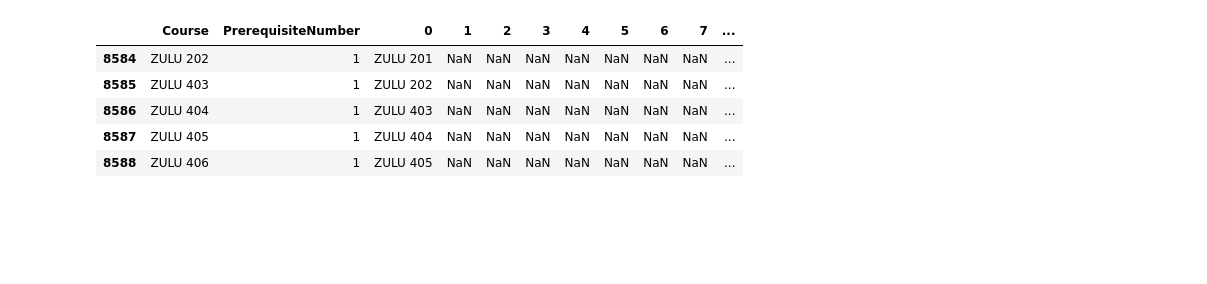
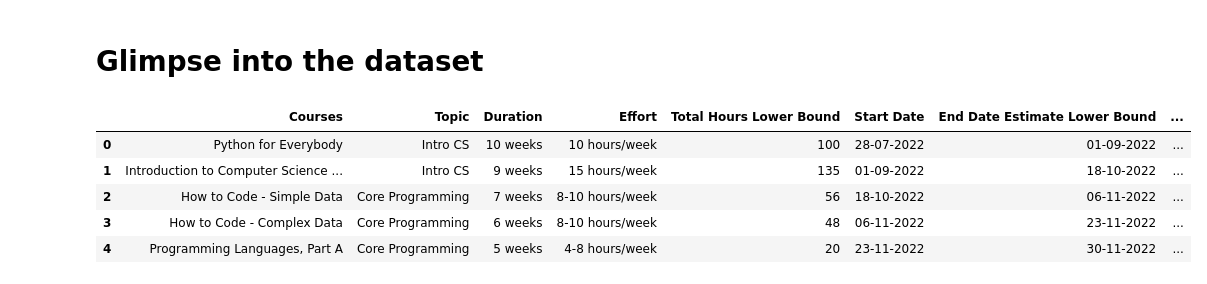
Before and after one commit to muhesh-kumar/curriculum-schedular, a Jupyter notebook: notebooks/prepare-graph.ipynb, the cells around one changed output. Cells and saved outputs as stored; diff of their text form; code cells hidden in the pictures; blank space fills up the shorter version.

Commit message:
allot course codes and relevant prerequisites

```diff
--- a/notebooks/prepare-graph.ipynb
+++ b/notebooks/prepare-graph.ipynb
@@ -3,3 +12,2 @@ import pandas as pd
 # %%
-course_pre_req_graph = pd.read_csv('../data/uiuc-prerequisites.csv')
-course_pre_req_graph
+curr = pd.read_csv("../data/curriculum.csv")
@@ -20,9 +13,0 @@ course_pre_req_graph
-# %%
-course_pre_req_graph.tail()
-# %% [output]
-|  | Course | PrerequisiteNumber | 0 | 1 | 2 | 3 | 4 | 5 | 6 | 7 | ... |
-| 8584 | ZULU 202 | 1 | ZULU 201 | NaN | NaN | NaN | NaN | NaN | NaN | NaN | ... |
-| 8585 | ZULU 403 | 1 | ZULU 202 | NaN | NaN | NaN | NaN | NaN | NaN | NaN | ... |
-| 8586 | ZULU 404 | 1 | ZULU 403 | NaN | NaN | NaN | NaN | NaN | NaN | NaN | ... |
-| 8587 | ZULU 405 | 1 | ZULU 404 | NaN | NaN | NaN | NaN | NaN | NaN | NaN | ... |
-| 8588 | ZULU 406 | 1 | ZULU 405 | NaN | NaN | NaN | NaN | NaN | NaN | NaN | ... |
@@ -36,0 +14,11 @@ with open(txt_file, "w") as my_output_file:
+# %% [markdown]
+# Glimpse into the dataset
+# %%
+curr.head()
+# %% [output]
+|  | Courses | Topic | Duration | Effort | Total Hours Lower Bound | Start Date | End Date Estimate Lower Bound | ... |
+| 0 | Python for Everybody | Intro CS | 10 weeks | 10 hours/week | 100 | 28-07-2022 | 01-09-2022 | ... |
+| 1 | Introduction to Computer Science ... | Intro CS | 9 weeks | 15 hours/week | 135 | 01-09-2022 | 18-10-2022 | ... |
+| 2 | How to Code - Simple Data | Core Programming | 7 weeks | 8-10 hours/week | 56 | 18-10-2022 | 06-11-2022 | ... |
+| 3 | How to Code - Complex Data | Core Programming | 6 weeks | 8-10 hours/week | 48 | 06-11-2022 | 23-11-2022 | ... |
+| 4 | Programming Languages, Part A | Core Programming | 5 weeks | 4-8 hours/week | 20 | 23-11-2022 | 30-11-2022 | ... |
```
Also changed, not shown: parts of 20 cells of this notebook.
